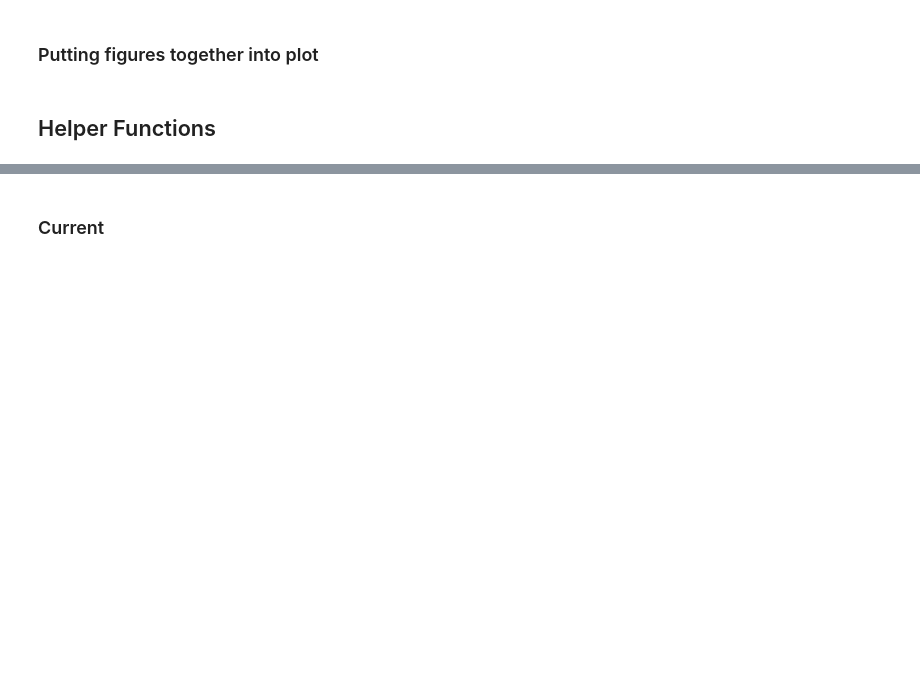
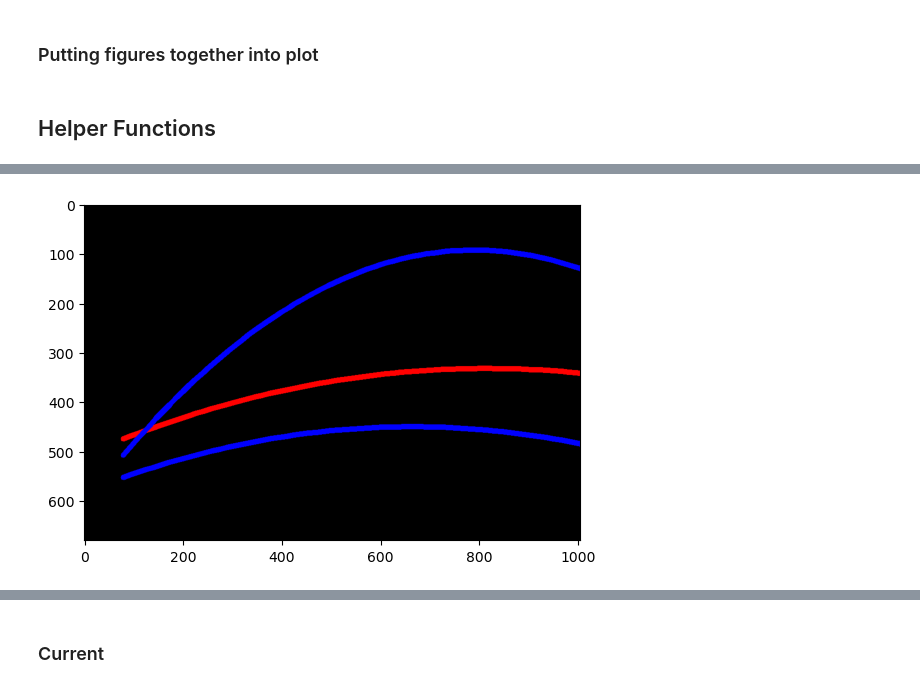
Before and after one commit to MalachiteWind/ROM-Plumes-Experiments, a Jupyter notebook: figures.ipynb, the cells around one changed output, grey strips where cells are left out. Saved outputs shown, nothing was run; the diff lists cells and outputs as text; code cells hidden in the pictures; blank space fills up the shorter version.

```diff
--- a/figures.ipynb
+++ b/figures.ipynb
@@ -458,0 +481,9 @@ plt.show()
+# %%
+test_frame = plotting_data[-3]
+test_frame = np.fliplr(test_frame)
+test_frame = test_frame[y1:y2,x1:x2]
+plt.imshow(test_frame)
+plt.show()
+# print(test_frame)
+# %% [output]
+[figure, added]
```
Also changed, not shown: parts of 6 cells of this notebook.
